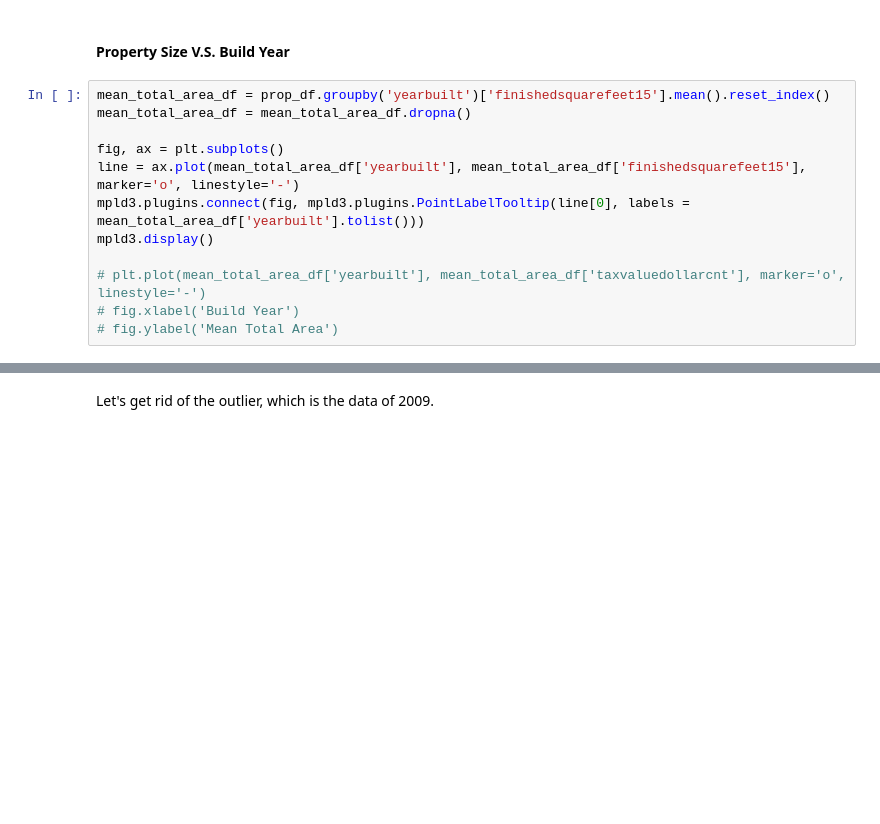
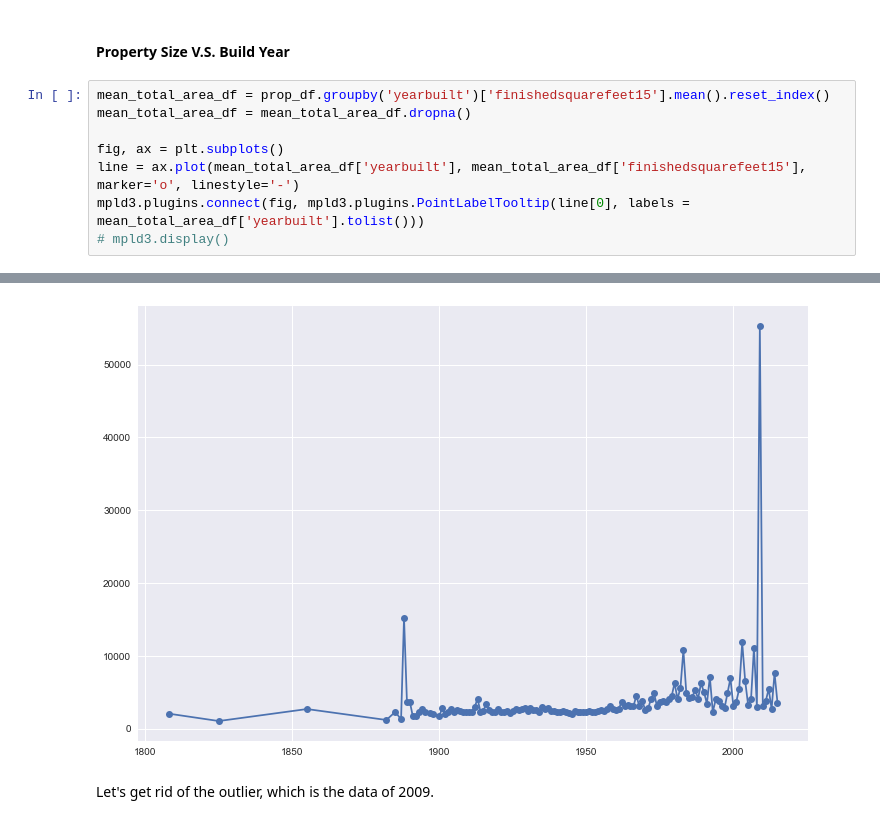
Before and after one commit to XunPeng715/ADS_homework2, a Jupyter notebook: part1/rawDataEDA.ipynb, the cells around one changed output, grey strips where cells are left out. Saved outputs shown, nothing was run; the diff lists cells and outputs as text; blank space fills up the shorter version.

```diff
--- a/part1/rawDataEDA.ipynb
+++ b/part1/rawDataEDA.ipynb
@@ -293,9 +286,5 @@ mean_total_area_df = mean_total_area_df.dropna()
 fig, ax = plt.subplots()
 line = ax.plot(mean_total_area_df['yearbuilt'], mean_total_area_df['finishedsquarefeet15'], marker='o', linestyle='-')
 mpld3.plugins.connect(fig, mpld3.plugins.PointLabelTooltip(line[0], labels = mean_total_area_df['yearbuilt'].tolist()))
-mpld3.display()
-
-# plt.plot(mean_total_area_df['yearbuilt'], mean_total_area_df['taxvaluedollarcnt'], marker='o', linestyle='-')
-# fig.xlabel('Build Year')
-# fig.ylabel('Mean Total Area')
+# mpld3.display()
 # %% [output]
@@ -303,3 +291,4 @@ mpld3.display()
+[figure, added]
 # %% [markdown]
 Let's get rid of the outlier, which is the data of 2009.
 # %%
```
Also changed, not shown: parts of 4 cells of this notebook.
